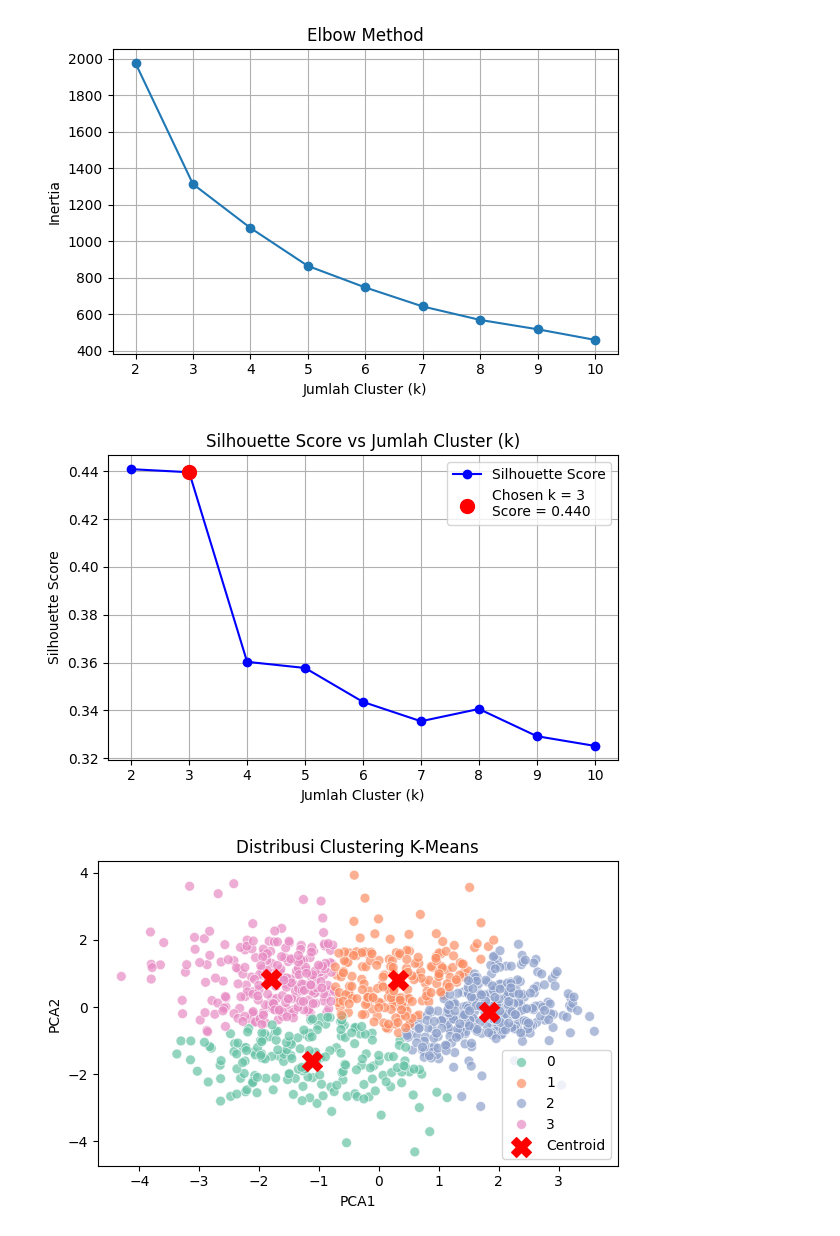
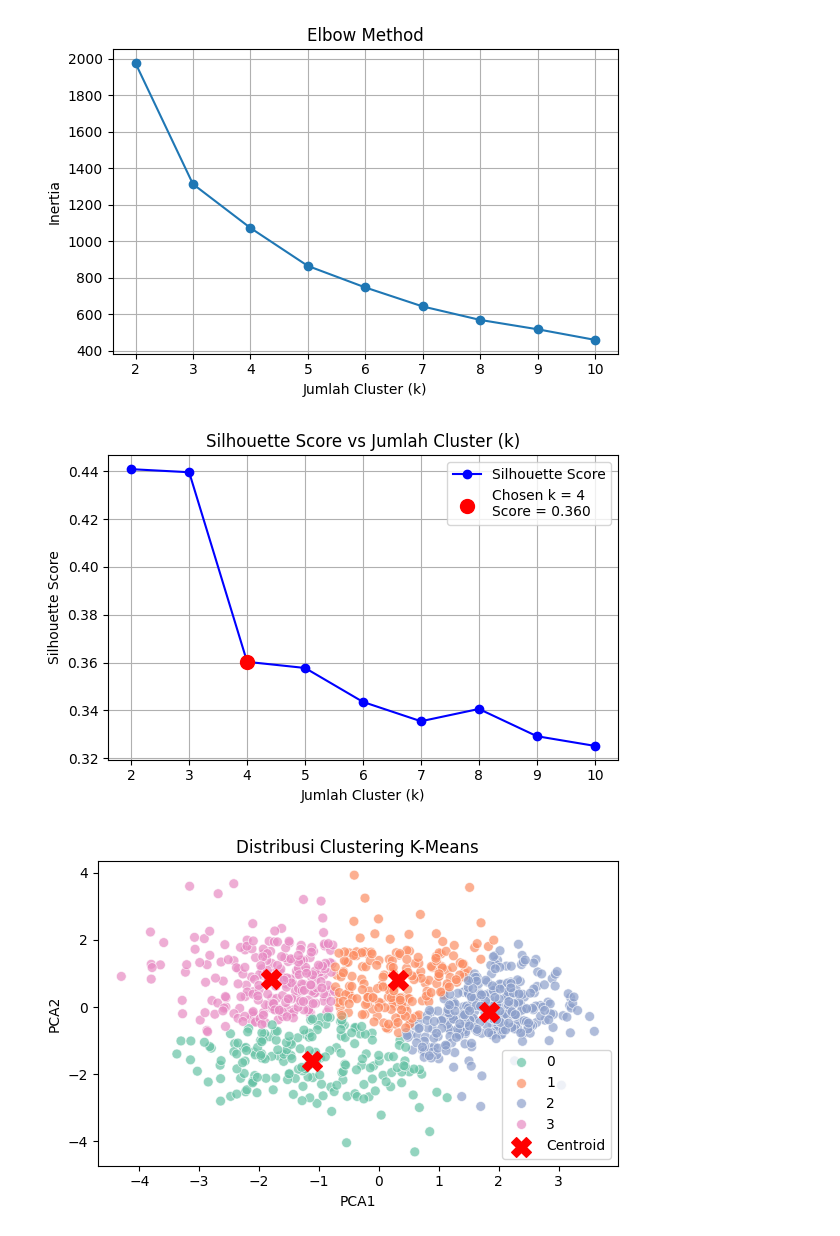
Before and after one commit to Secliv/Tubes-Datmin, a Jupyter notebook: DataMining.ipynb, the cells around one changed output. Drawn from its saved outputs; the diff is of its cells as text; code cells hidden in the pictures.

```diff
--- a/DataMining.ipynb
+++ b/DataMining.ipynb
@@ -203,35 +203,35 @@ silhouette_scores = []
 
 for k in K:
     kmeans = KMeans(n_clusters=k, random_state=42)
     labels = kmeans.fit_predict(pca_df)
     score = silhouette_score(pca_df, labels)
     silhouette_scores.append(score)
 
-highlight_k = 3
+highlight_k = 4
 
 if highlight_k in K:
     idx = list(K).index(highlight_k)
     highlight_score = silhouette_scores[idx]
 else:
     highlight_score = None
 
 plt.figure(figsize=(6, 4))
 plt.plot(K, silhouette_scores, marker='o', color='blue', label='Silhouette Score')
 
 
 if highlight_score is not None:
     plt.scatter(highlight_k, highlight_score, color='red', s=100, zorder=5,
                 label=f'Chosen k = {highlight_k}\nScore = {highlight_score:.3f}')
 
 plt.title('Silhouette Score vs Jumlah Cluster (k)')
 plt.xlabel('Jumlah Cluster (k)')
 plt.ylabel('Silhouette Score')
 plt.legend()
 plt.grid(True)
 plt.tight_layout()
 plt.show()
 # %% [output]
-[figure, old version]
+[figure, new version]
 # %%
 n_clusters = 4
 
```
Also changed, not shown: parts of 1 cell of this notebook, 2 other files.
